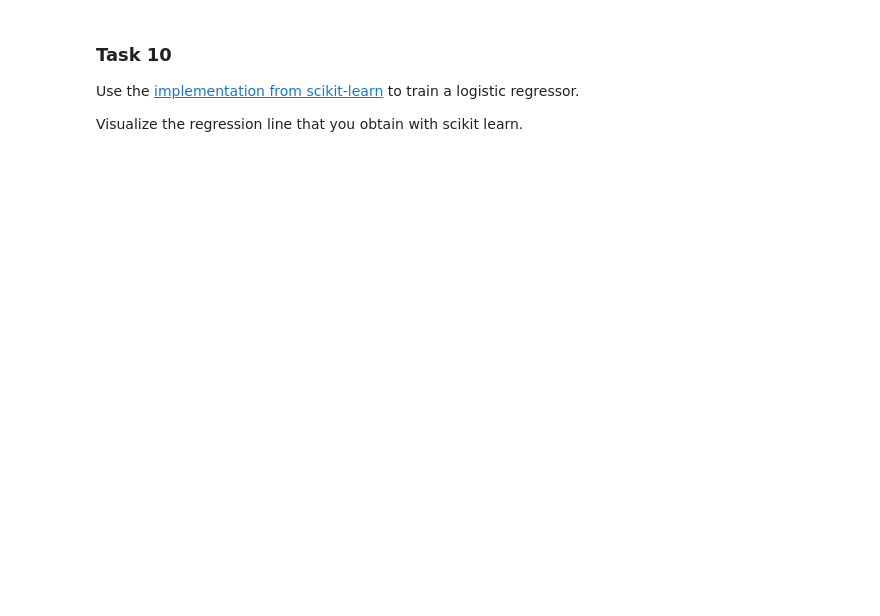
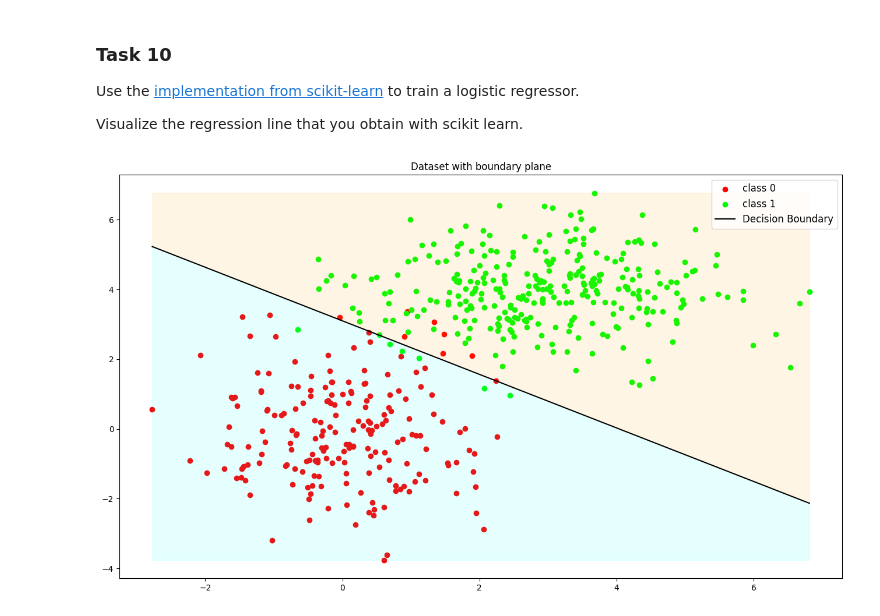
Before and after one commit to HerrMotz/AGDML-Lab, a Jupyter notebook: 03_Logistic_Regression/03_Logistic_Regression.ipynb, the cells around one changed output. Drawn from its saved outputs; the diff is of its cells as text; code cells hidden in the pictures; blank space fills up the shorter version.

```diff
--- a/03_Logistic_Regression/03_Logistic_Regression.ipynb
+++ b/03_Logistic_Regression/03_Logistic_Regression.ipynb
@@ -525,5 +601,13 @@ Use the [implementation from scikit-learn](https://scikit-learn.org/stable/modul
 Visualize the regression line that you obtain with scikit learn.
 # %%
 # TODO: estimate theta with scikit-learn
+clf = LogisticRegression(random_state=0).fit(X_train_affine, Y_train)
 
 # TODO: plot regression line with data
+
+bias = clf.intercept_[0]
+theta = clf.coef_.flatten()
+
+plot_dec_boundary(X, Y, theta, bias)
+# %% [output]
+[figure, added]
```
Also changed, not shown: parts of 5 cells of this notebook.
